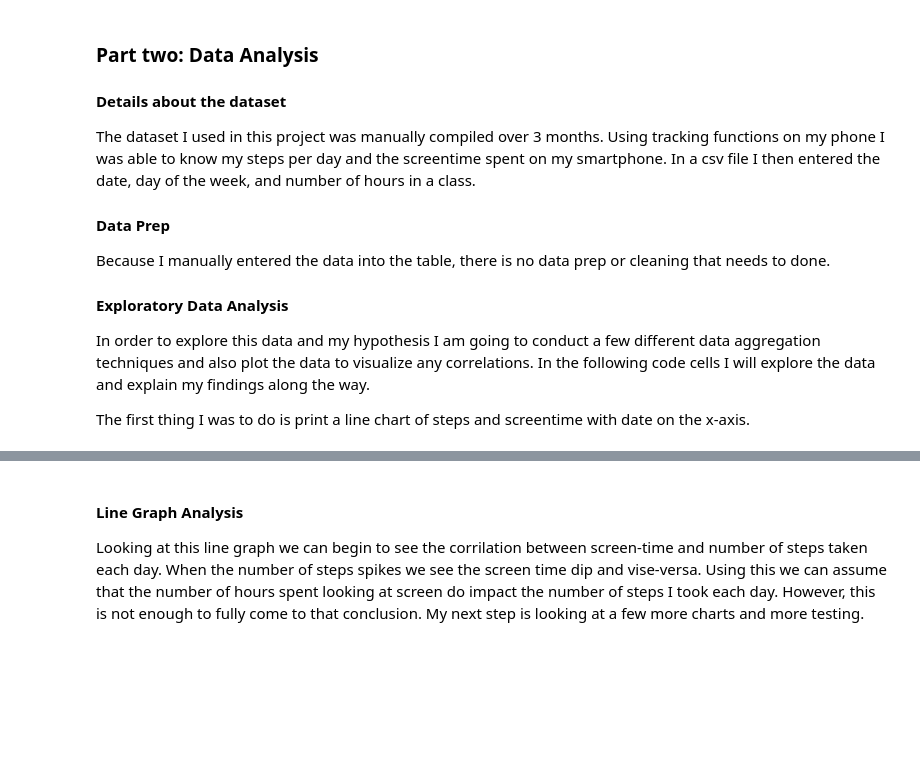
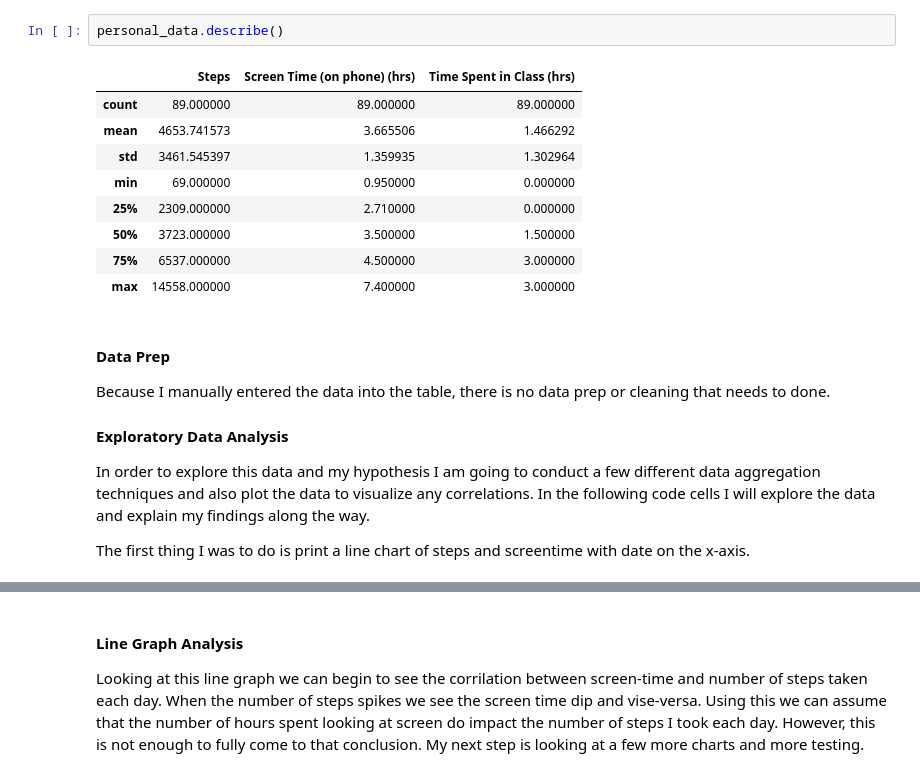
Before and after one commit to macyryan/cpsc222Project, a Jupyter notebook: Project.ipynb, the cells around one changed output, grey strips where cells are left out. Cells and saved outputs as stored; diff of their text form; blank space fills up the shorter version.

Commit message:
project update

```diff
--- a/Project.ipynb
+++ b/Project.ipynb
@@ -54,10 +60,16 @@ I do not have any findings yet.
+# %%
+personal_data.describe()
+# %% [output]
+|  | Steps | Screen Time (on phone) (hrs) | Time Spent in Class (hrs) |
+| count | 89.000000 | 89.000000 | 89.000000 |
+| mean | 4653.741573 | 3.665506 | 1.466292 |
+| std | 3461.545397 | 1.359935 | 1.302964 |
+| min | 69.000000 | 0.950000 | 0.000000 |
+| 25% | 2309.000000 | 2.710000 | 0.000000 |
+| 50% | 3723.000000 | 3.500000 | 1.500000 |
+| 75% | 6537.000000 | 4.500000 | 3.000000 |
+| max | 14558.000000 | 7.400000 | 3.000000 |
 # %% [markdown]
-### Part two: Data Analysis
-
-#### Details about the dataset
-
-The dataset I used in this project was manually compiled over 3 months. Using tracking functions on my phone I was able to know my steps per day and the screentime spent on my smartphone. In a csv file I then entered the date, day of the week, and number of hours in a class.
-
 #### Data Prep
 
 Because I manually entered the data into the table, there is no data prep or cleaning that needs to done.
```
Also changed, not shown: parts of 34 cells of this notebook, 5 other files.
